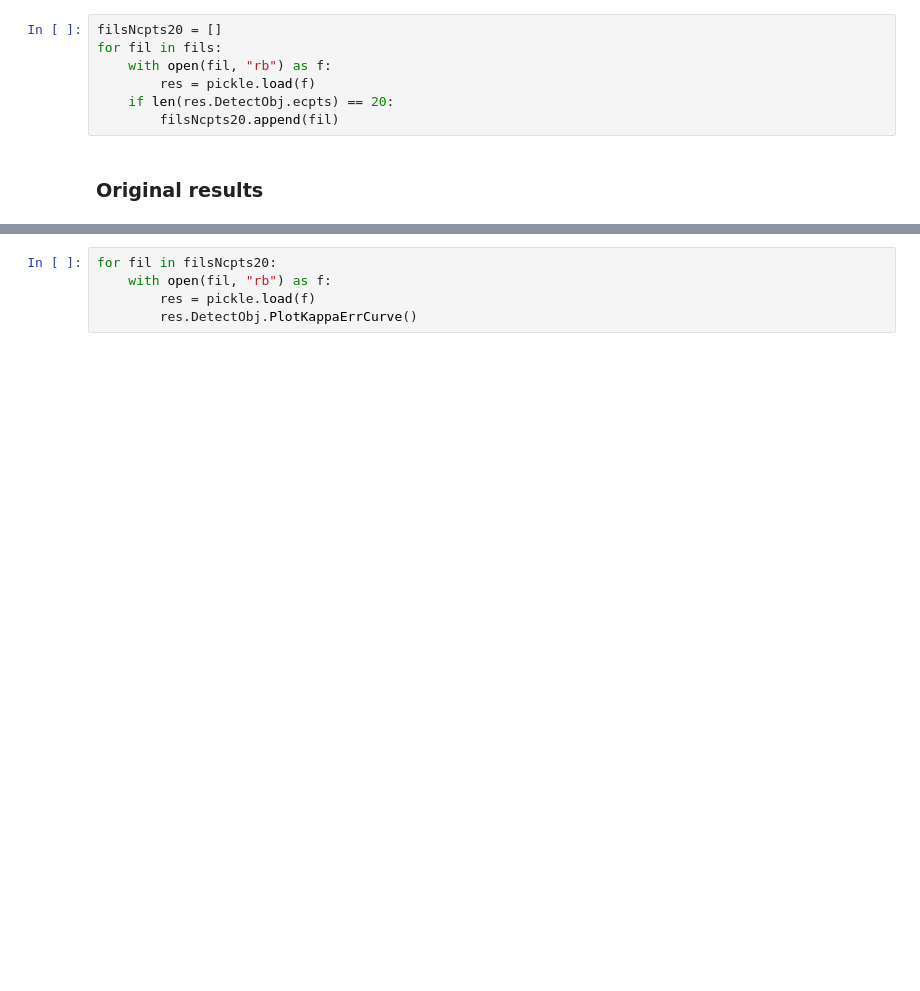
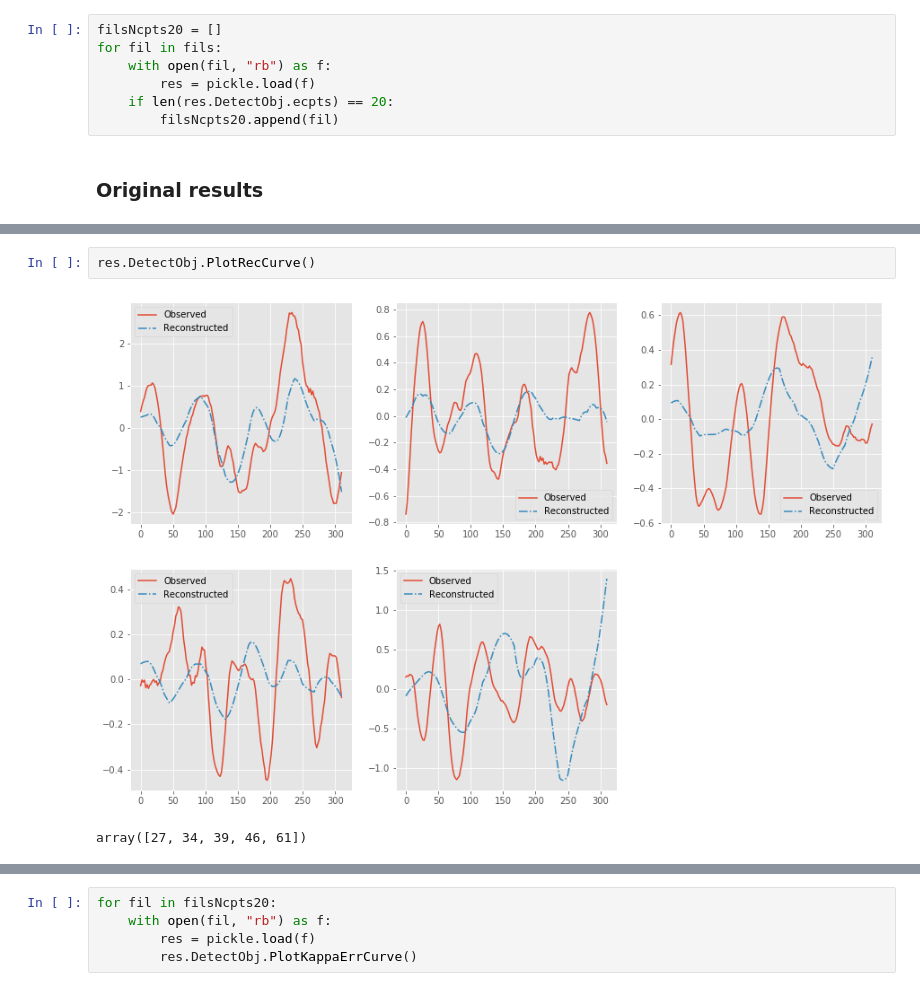
Before and after one commit to JINhuaqing/TVDN-simu, a Jupyter notebook: realdata/fMRIHPF1011nCpts20.ipynb, the cells around one changed output, grey strips where cells are left out. Cells and saved outputs as stored; diff of their text form; blank space fills up the shorter version.

```diff
--- a/realdata/fMRIHPF1011nCpts20.ipynb
+++ b/realdata/fMRIHPF1011nCpts20.ipynb
@@ -32,0 +40,5 @@ for fil in fils:
+# %%
+res.DetectObj.PlotRecCurve()
+# %% [output]
+[figure, added]
+array([27, 34, 39, 46, 61])
```
Also changed, not shown: parts of 6 cells of this notebook, 2 other files.
